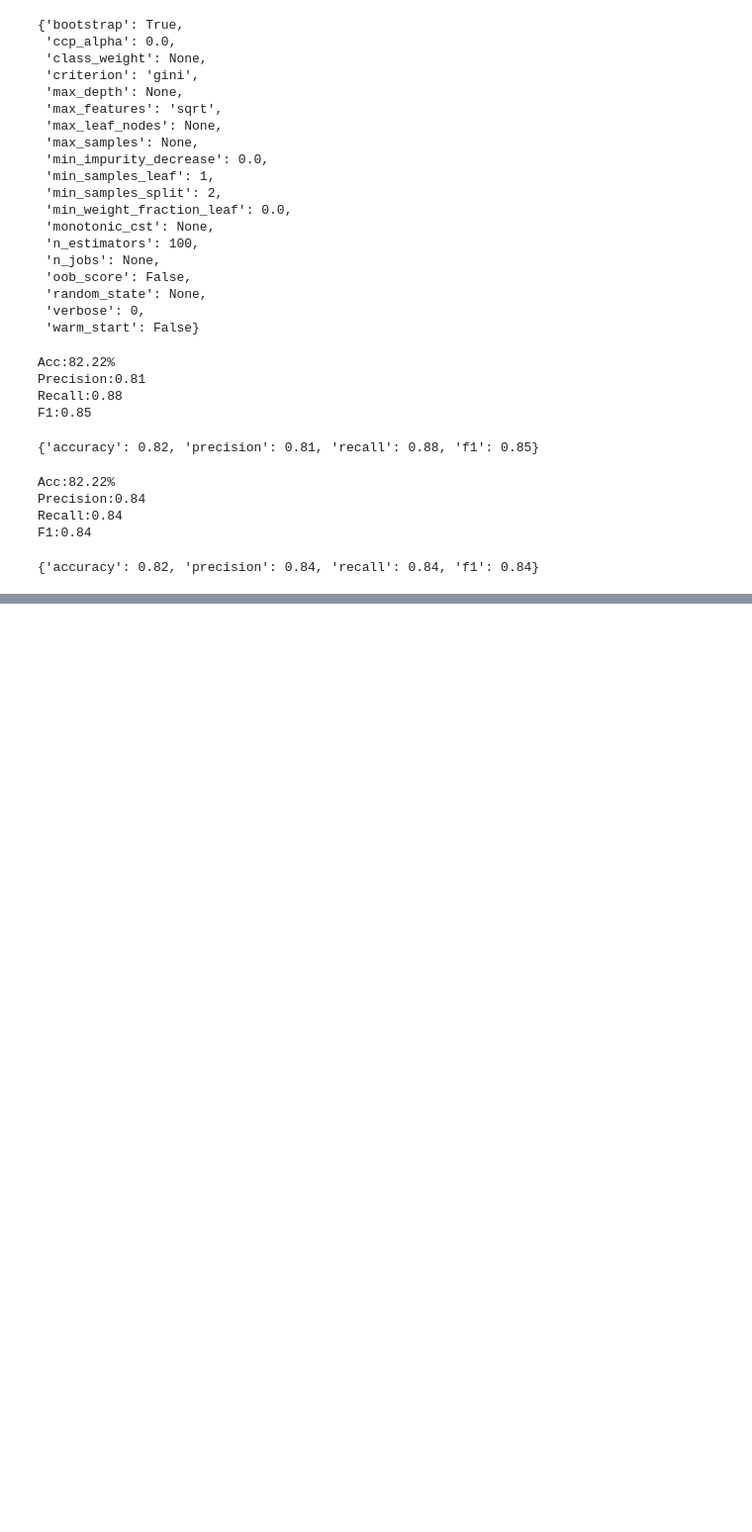
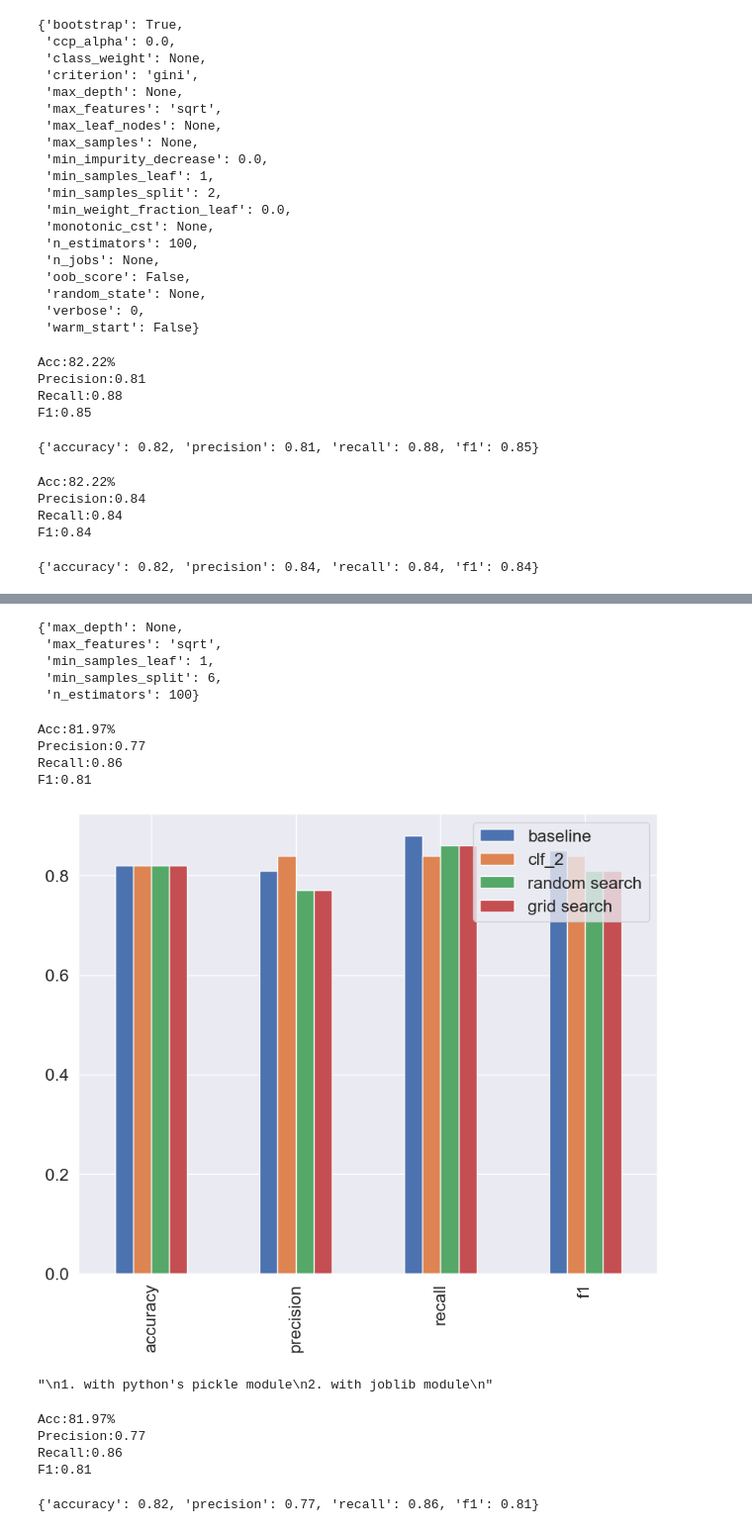
Before and after one commit to anshgupta00/ml-course, a Jupyter notebook: scikit_learn.ipynb, the cells around one changed output, grey strips where cells are left out. Shown at 99% size. Drawn from its saved outputs; the diff is of its cells as text; code cells hidden in the pictures; blank space fills up the shorter version.

Commit message:
completing scikit learn by putting all the knowledge got togther

```diff
--- a/scikit_learn.ipynb
+++ b/scikit_learn.ipynb
@@ -1309,0 +1397,33 @@ X_train,X_test,y_train,y_test=train_test_split(X,y)
+# %%
+grid_2={'n_estimators': [ 100, 200, 500],
+        'max_depth': [None],
+        'max_features': ['auto', 'sqrt'],
+         'min_samples_split': [ 6],
+         'min_samples_leaf': [1, 2]}
+
+#3*1*2*1*2*5=60
+# %%
+from sklearn.model_selection import GridSearchCV,train_test_split
+
+np.random.seed(42)
+
+#split into x and y
+
+X=heart_disease_shuffled.drop("target",axis=1)
+y=heart_disease_shuffled["target"]
+#split into train and test sets
+X_train,X_test,y_train,y_test=train_test_split(X,y,test_size=0.2)
+#instantiate randomforestclassifier
+
+clf=RandomForestClassifier(n_jobs=1)
+
+#setup GridSearchCV
+
+gs_clf=GridSearchCV(estimator=clf,
+                         param_grid=grid_2,
+                         # n_iter=10,#number of models to try
+                         cv=5,
+                         verbose=2)
+
+#fit the randomizedSearchCv version of clf
+gs_clf.fit(X_train,y_train)
@@ -1309,0 +1470,36 @@ X_train,X_test,y_train,y_test=train_test_split(X,y)
+# %%
+gs_clf.best_params_
+# %% [output]
+{'max_depth': None,
+ 'max_features': 'sqrt',
+ 'min_samples_leaf': 1,
+ 'min_samples_split': 6,
+ 'n_estimators': 100}
+# %%
+gs_y_preds=gs_clf.predict(X_test)
+#evaluate the predictions
+gs_metrics=evaluate_preds(y_test,gs_y_preds)
+# %% [output]
+Acc:81.97%
+Precision:0.77
+Recall:0.86
+F1:0.81
+# %%
+# lets compare our different models metrics
+
+compare_metrics=pd.DataFrame({"baseline":baseline_metrics,
+                             "clf_2":clf_2_metrics,
+                             "random search":rs_metrics,
+                             "grid search":gs_metrics})
+compare_metrics.plot.bar(figsize=(10,8));
+# %% [output]
+[figure, added]
+# %%
+# 149) saving and loading trained machine learning models
+# two ways to do it:
+"""
+1. with python's pickle module
+2. with joblib module
+"""
+# %% [output]
+"\n1. with python's pickle module\n2. with joblib module\n"
@@ -1309,0 +1516,10 @@ X_train,X_test,y_train,y_test=train_test_split(X,y)
+# %%
+#make some predictions
+pickle_y_preds=loaded_pickle_model.predict(X_test)
+evaluate_preds(y_test,pickle_y_preds)
+# %% [output]
+Acc:81.97%
+Precision:0.77
+Recall:0.86
+F1:0.81
+{'accuracy': 0.82, 'precision': 0.77, 'recall': 0.86, 'f1': 0.81}
```
Also changed, not shown: parts of 19 cells of this notebook, 2 other files.
